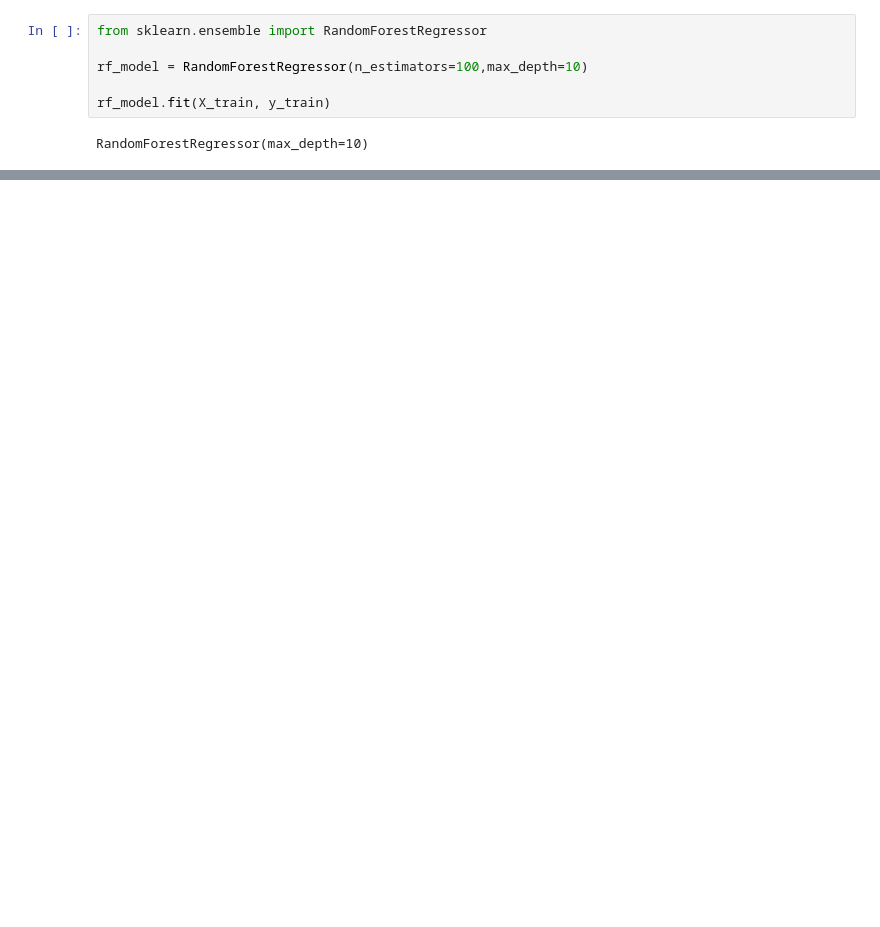
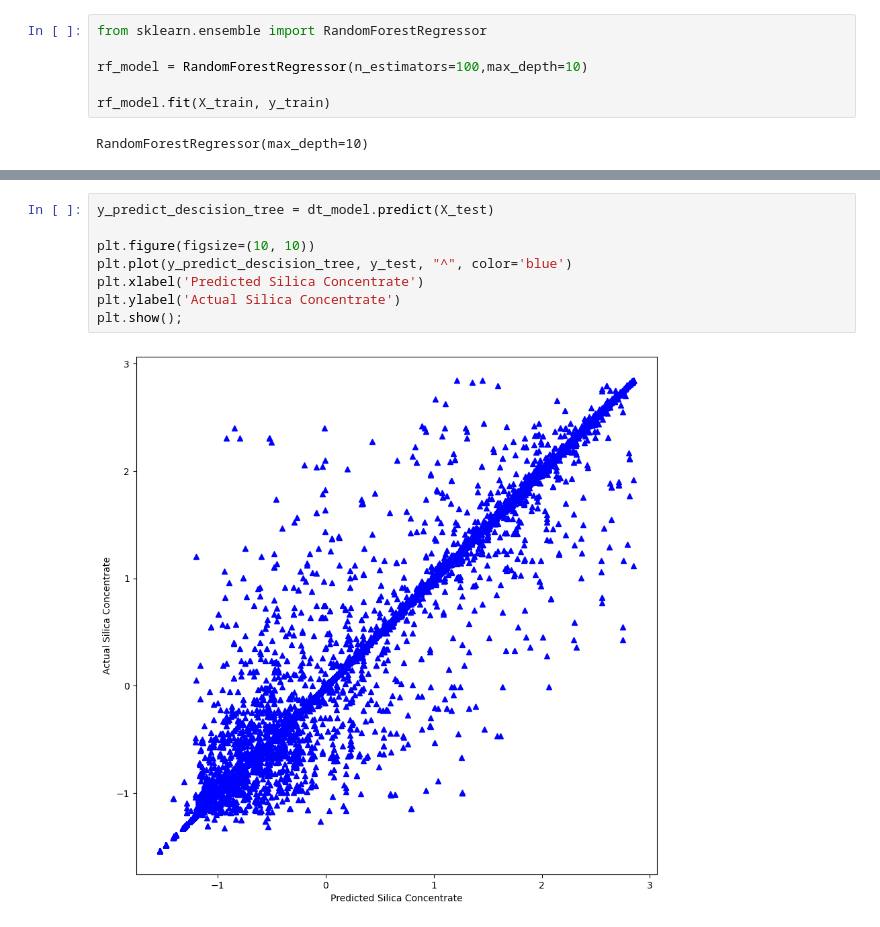
Before and after one commit to nobleyam/Mining-Quality-Prediction, a Jupyter notebook: mining.ipynb, the cells around one changed output, grey strips where cells are left out. Saved outputs shown, nothing was run; the diff lists cells and outputs as text; blank space fills up the shorter version.

```diff
--- a/mining.ipynb
+++ b/mining.ipynb
@@ -269,0 +358,10 @@ Root Mean Squared Error (RMSE) for Test Set: 0.33436888470584863
+# %%
+y_predict_descision_tree = dt_model.predict(X_test)
+
+plt.figure(figsize=(10, 10))
+plt.plot(y_predict_descision_tree, y_test, "^", color='blue')
+plt.xlabel('Predicted Silica Concentrate')
+plt.ylabel('Actual Silica Concentrate')
+plt.show();
+# %% [output]
+[figure, added]
```
Also changed, not shown: parts of 10 cells of this notebook.
